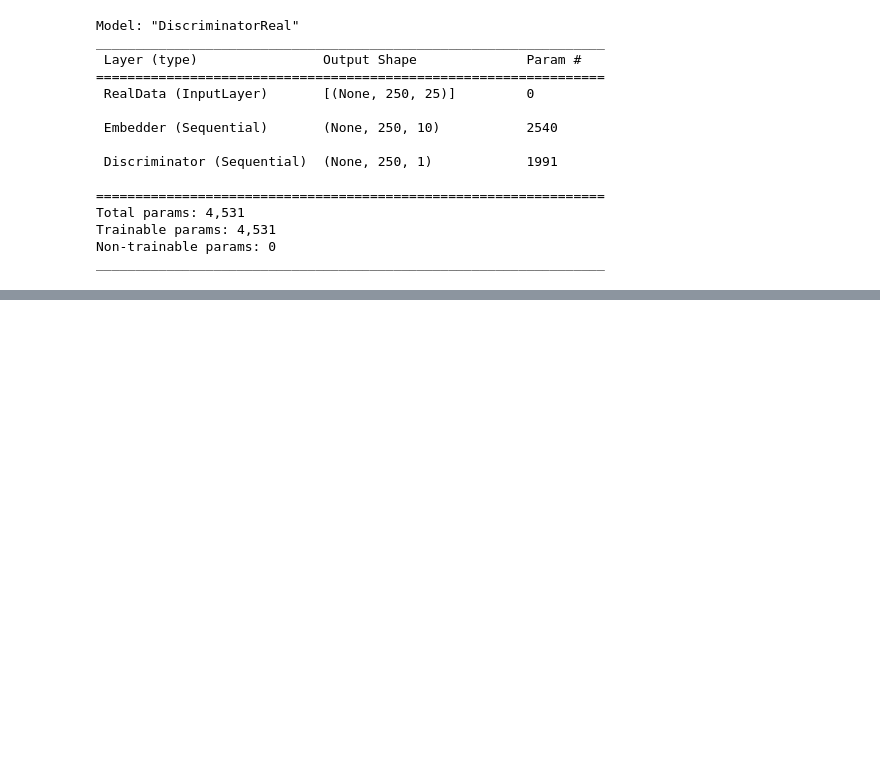
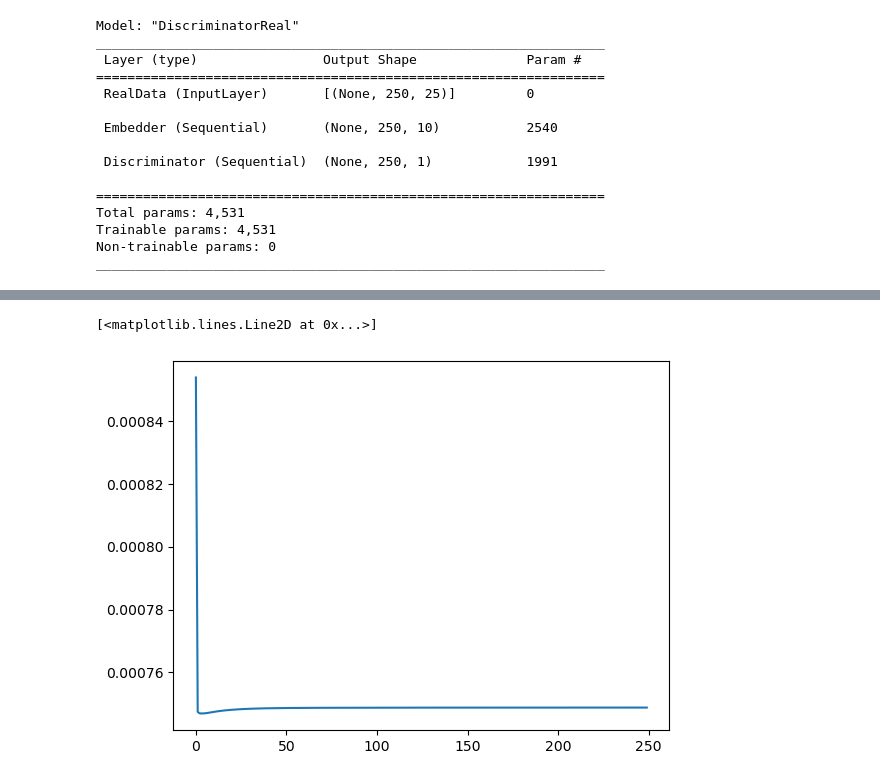
Before and after one commit to cudajay/ANNA-MOLLY, a Jupyter notebook: scartch.ipynb, the cells around one changed output, grey strips where cells are left out. Cells and saved outputs as stored; diff of their text form; code cells hidden in the pictures; blank space fills up the shorter version.

Commit message:
add data gen

```diff
--- a/scartch.ipynb
+++ b/scartch.ipynb
@@ -426,22 +428,24 @@ array([[-0.98814549,  0.        ,  0.        , ...,  0.        ,
 # %%
 idata = iter(c.X_train)
+idata2 = iter(c.X_train)
 step_g_loss_u = step_g_loss_s = step_g_loss_v = step_e_loss_t0 = step_d_loss = 0
-for step in range(train_steps):
+for step in range(1000):
     # Train generator (twice as often as discriminator)
     j = 0
     for kk in range(2):
+        print(step,j)
         X_ = next(idata)
-        X_ = X_.reshape(1, X_.shape[0], X_.shape[1])
-        Z_ = np.random.rand(250,25)
+        X_ = X_.reshape(1, X_.shape[0], X_.shape[1]).astype('float32')
+        Z_ = np.random.rand(1,250,25).astype('float32')
 
         # Train generator
         step_g_loss_u, step_g_loss_s, step_g_loss_v = train_generator(X_, Z_)
         # Train embedder
         step_e_loss_t0 = train_embedder(X_)
 
-    X_ = next(idata)
+    X_ = next(idata2)
     X_ = X_.reshape(1, X_.shape[0], X_.shape[1])
-    Z_ = np.random.rand(250,25)
+    Z_ = np.random.rand(1,250,25).astype('float32')
     step_d_loss = get_discriminator_loss(X_, Z_)
     if step_d_loss > 0.15:
         step_d_loss = train_discriminator(X_, Z_)
@@ -450,10 +454,10 @@ for step in range(train_steps):
         print(f'{step:6,.0f} | d_loss: {step_d_loss:6.4f} | g_loss_u: {step_g_loss_u:6.4f} | '
               f'g_loss_s: {step_g_loss_s:6.4f} | g_loss_v: {step_g_loss_v:6.4f} | e_loss_t0: {step_e_loss_t0:6.4f}')
 
-    with writer.as_default():
-        tf.summary.scalar('G Loss S', step_g_loss_s, step=step)
-        tf.summary.scalar('G Loss U', step_g_loss_u, step=step)
-        tf.summary.scalar('G Loss V', step_g_loss_v, step=step)
-        tf.summary.scalar('E Loss T0', step_e_loss_t0, step=step)
-        tf.summary.scalar('D Loss', step_d_loss, step=step)
+    #with writer.as_default():
+    #    tf.summary.scalar('G Loss S', step_g_loss_s, step=step)
+    #    tf.summary.scalar('G Loss U', step_g_loss_u, step=step)
+    #    tf.summary.scalar('G Loss V', step_g_loss_v, step=step)
+    #    tf.summary.scalar('E Loss T0', step_e_loss_t0, step=step)
+    #    tf.summary.scalar('D Loss', step_d_loss, step=step)
 # %% [output]
@@ -463,0 +490,6 @@ ValueError: in user code:
+# %%
+generated_data = []
+for i in range(10):
+    Z_ = np.random.rand(1,250,25).astype('float32')
+    d = synthetic_data(Z_)
+    generated_data.append(d)
@@ -463,0 +515,2 @@ ValueError: in user code:
+# %%
+reloaded_obj = tf.saved_model.load("synthetic_data")
@@ -463,0 +521,6 @@ ValueError: in user code:
+# %%
+generated_data = []
+for i in range(10):
+    Z_ = np.random.rand(1,250,25).astype('float32')
+    d = reloaded_obj(Z_)
+    generated_data.append(d)
@@ -463,0 +545,6 @@ ValueError: in user code:
+# %%
+plt.plot(generated_data[0][0][:,15])
+#plt.plot(cc[:,5])
+# %% [output]
+[<matplotlib.lines.Line2D at 0x...>]
+[figure, added]
```
Also changed, not shown: parts of 29 cells of this notebook, 5 other files.
